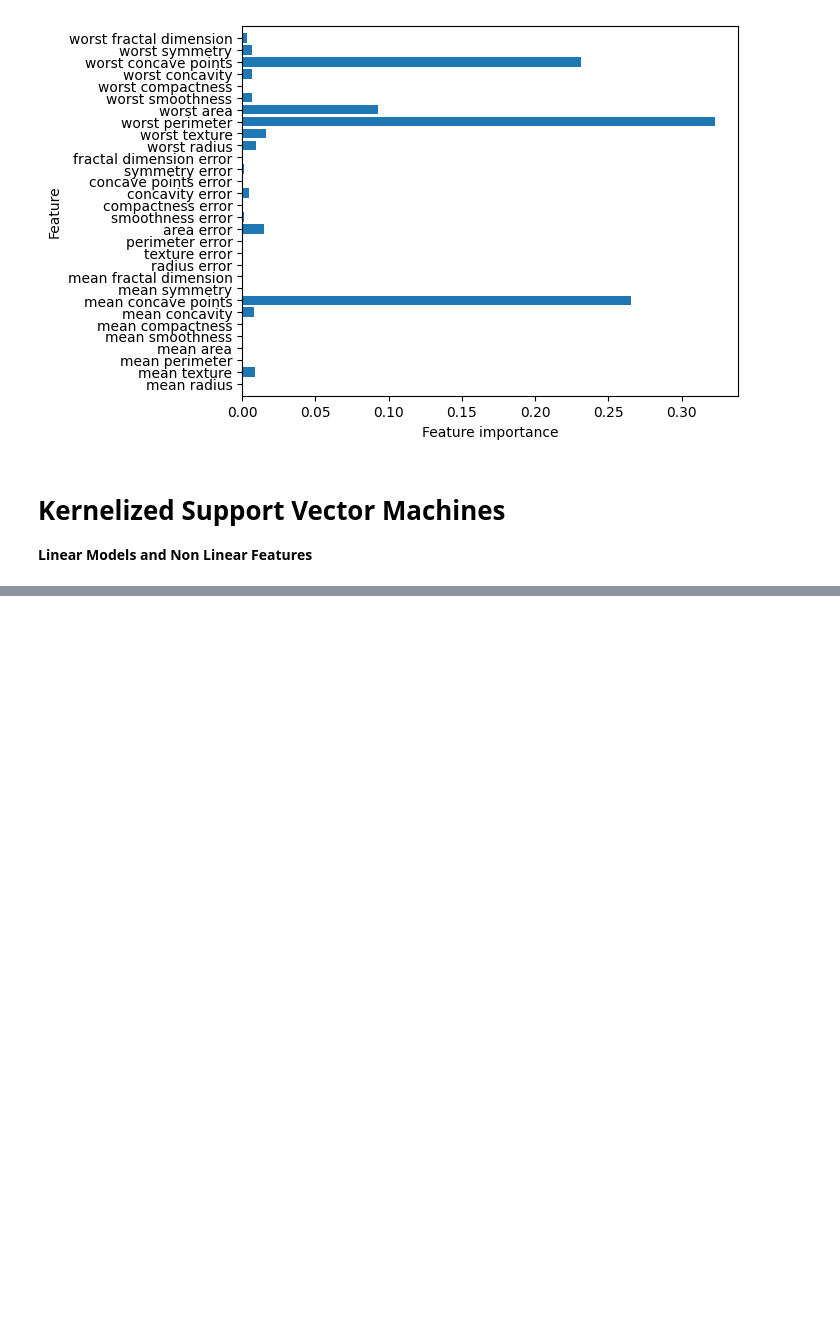
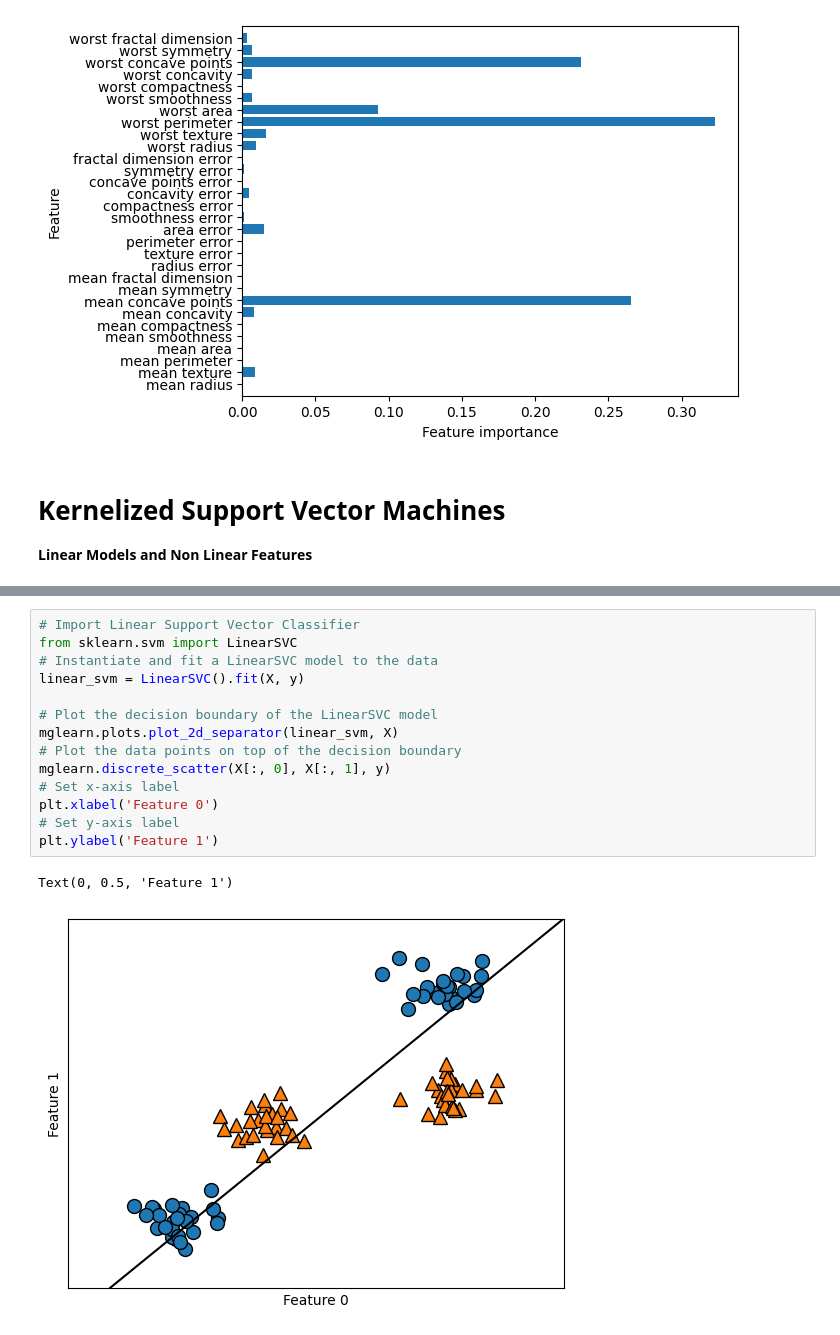
Before and after one commit to Saifullah785/intro-to-ml-with-python-notes-practice, a Jupyter notebook: Chapter_02_Supervised_Learning/Chapter_02_Supervised_Learning.ipynb, the cells around one changed output, grey strips where cells are left out. Cells and saved outputs as stored; diff of their text form; blank space fills up the shorter version.

Commit message:
Created using Colab while practicing code from chapter 02 about topics Kernelized Support Vector Machines, and The Kernel Trick

```diff
--- a/Chapter_02_Supervised_Learning/Chapter_02_Supervised_Learning.ipynb
+++ b/Chapter_02_Supervised_Learning/Chapter_02_Supervised_Learning.ipynb
@@ -1109,0 +1127,17 @@ plot_feature_importances_cancer(gbrt)
+# %%
+# Import Linear Support Vector Classifier
+from sklearn.svm import LinearSVC
+# Instantiate and fit a LinearSVC model to the data
+linear_svm = LinearSVC().fit(X, y)
+
+# Plot the decision boundary of the LinearSVC model
+mglearn.plots.plot_2d_separator(linear_svm, X)
+# Plot the data points on top of the decision boundary
+mglearn.discrete_scatter(X[:, 0], X[:, 1], y)
+# Set x-axis label
+plt.xlabel('Feature 0')
+# Set y-axis label
+plt.ylabel('Feature 1')
+# %% [output]
+Text(0, 0.5, 'Feature 1')
+[figure, added]
```
Also changed, not shown: parts of 7 cells of this notebook.
